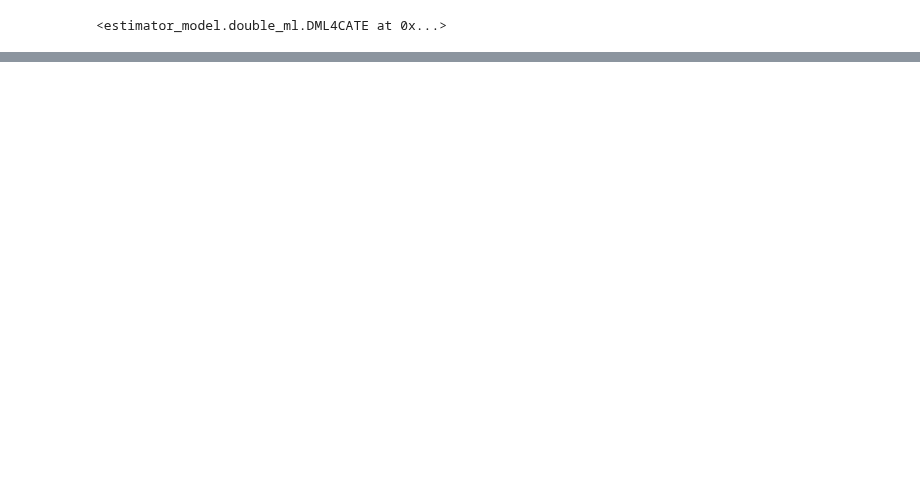
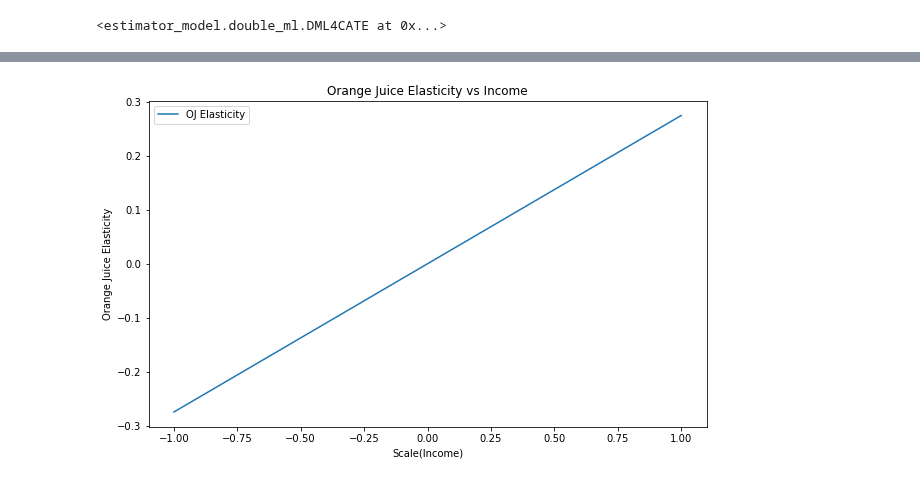
Before and after one commit to DataCanvasIO/YLearn, a Jupyter notebook: test_est.ipynb, the cells around one changed output, grey strips where cells are left out. Saved outputs shown, nothing was run; the diff lists cells and outputs as text; code cells hidden in the pictures; blank space fills up the shorter version.

```diff
--- a/test_est.ipynb
+++ b/test_est.ipynb
@@ -53,0 +275,2 @@ plt.plot(dat, true_te, label='true')
+# %%
+transfomred_data = pd.DataFrame(transfomred_data_dict)
@@ -53,0 +286,18 @@ plt.plot(dat, true_te, label='true')
+# %%
+min_income = -1
+max_income = 1
+delta = (1 - (-1)) / 100
+X_test = np.arange(min_income, max_income + delta - 0.001, delta).reshape(-1,1)
+# %%
+dml3 = DML4CATE(
+    x_model=RandomForestRegressor(),
+    y_model=RandomForestRegressor(),
+    cf_fold=4,
+)
+dml3.fit(
+    data=transfomred_data,
+    outcome=outcome3,
+    treatment=treatment3,
+    adjustment=adjustment3,
+    covariate=covariate3,
+)
@@ -53,0 +318,4 @@ plt.plot(dat, true_te, label='true')
+# %%
+test_data = transfomred_data.copy(deep=True)[:X_test.shape[0]]
+test_data[covariate3] = X_test.ravel()
+effect3 = dml3.estimate(data=test_data)
@@ -53,0 +331,10 @@ plt.plot(dat, true_te, label='true')
+# %%
+plt.figure(figsize=(10,6))
+plt.plot(X_test, effect3.squeeze(), label="OJ Elasticity")
+plt.xlabel(r'Scale(Income)')
+plt.ylabel('Orange Juice Elasticity')
+plt.legend()
+plt.title("Orange Juice Elasticity vs Income")
+plt.show()
+# %% [output]
+[figure, added]
```
Also changed, not shown: parts of 31 cells of this notebook, 4 other files.
